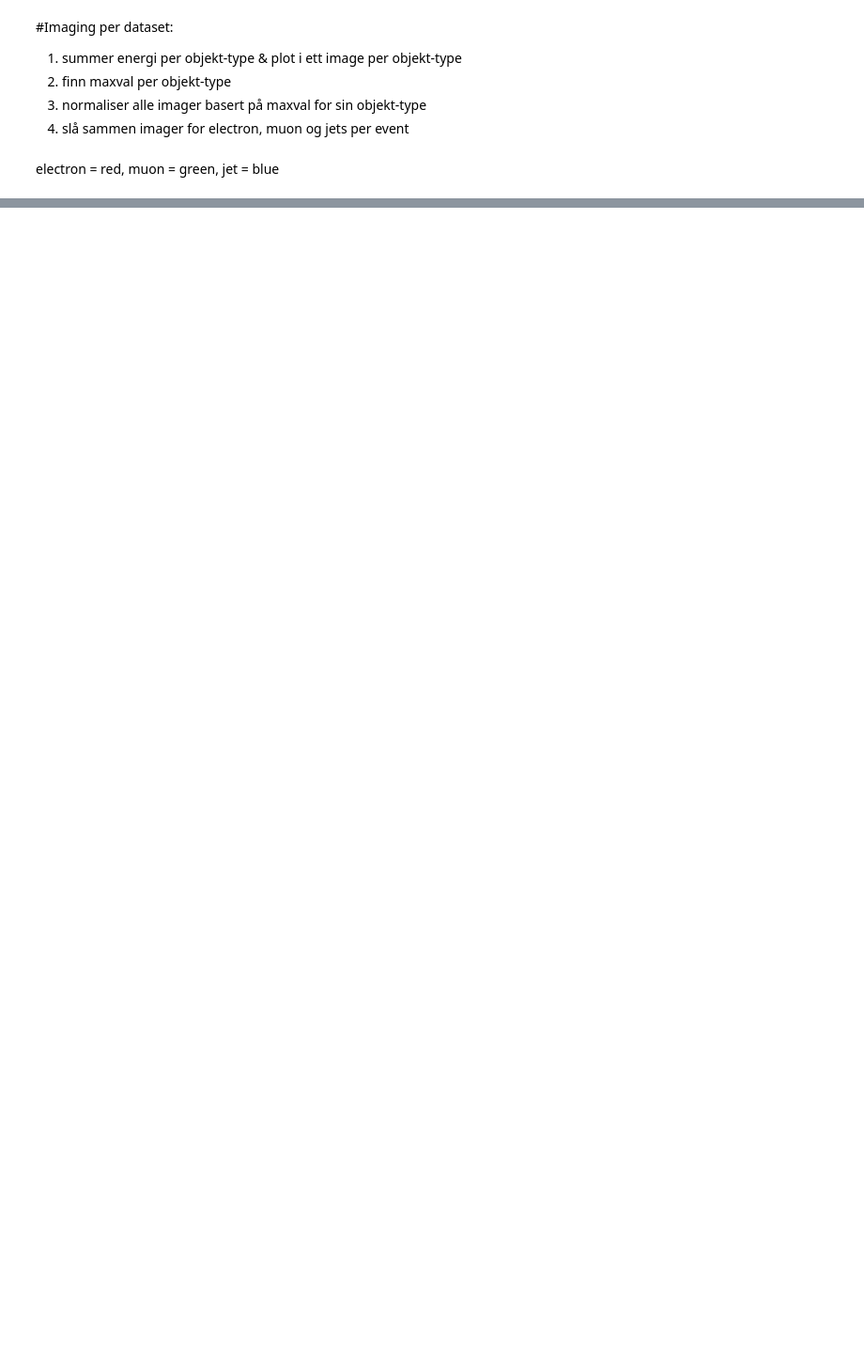
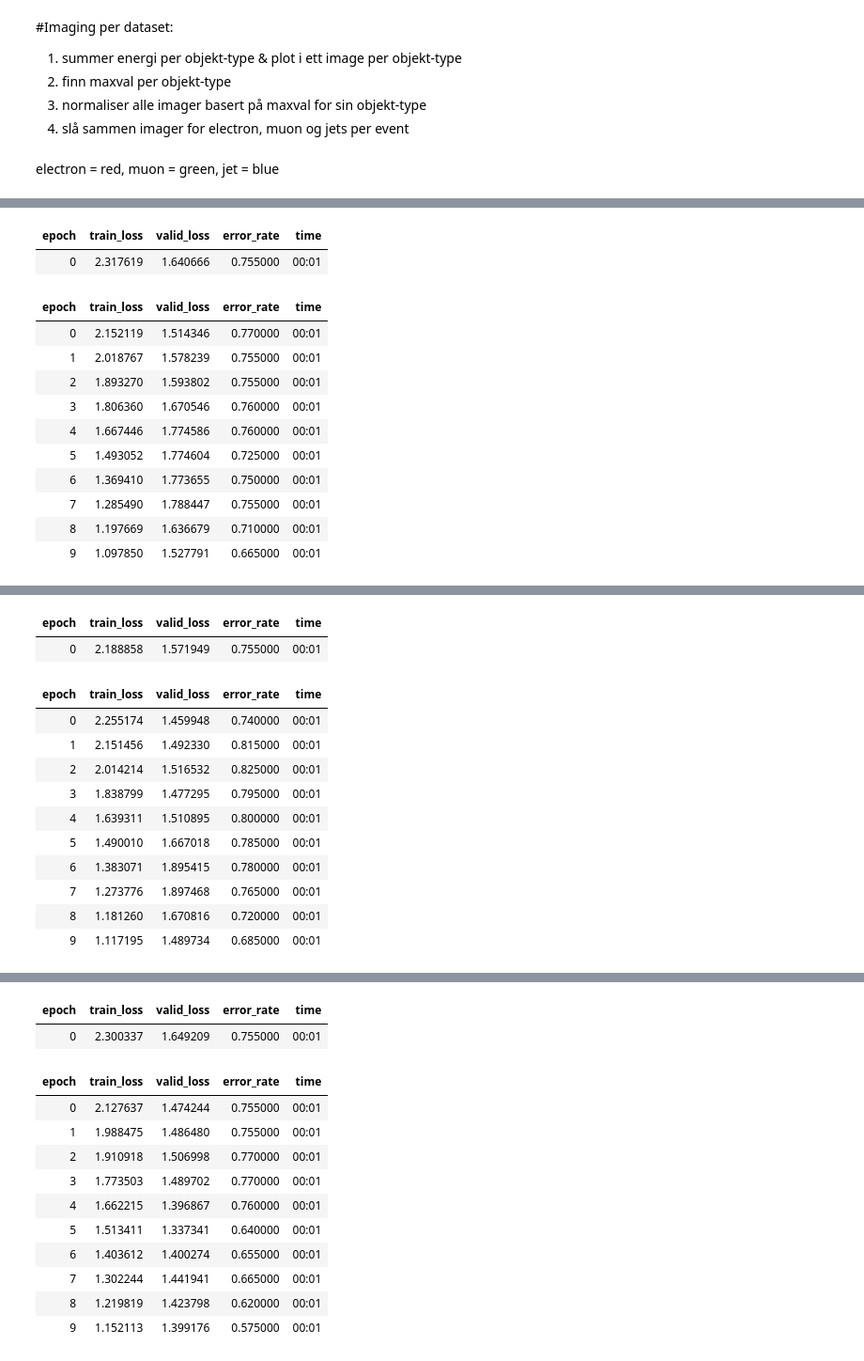
Before and after one commit to mitresthen/phys117_2021, a Jupyter notebook: SphaleronsVBlackHoles.ipynb, the cells around one changed output, grey strips where cells are left out. Shown at 94% size. Drawn from its saved outputs; the diff is of its cells as text; code cells hidden in the pictures; blank space fills up the shorter version.

```diff
--- a/SphaleronsVBlackHoles.ipynb
+++ b/SphaleronsVBlackHoles.ipynb
@@ -708,9 +1730,12 @@ mergedImageForDataSet = {}
 for dataset in dataSets:
   mergedImages = []
   for idx, data in enumerate(dataset.data):
-    electronImage= images.get((dataset.fileName, idx, 1), {})
-    muonImage = images.get((dataset.fileName, idx, 2), {})
-    jetsImage = images.get((dataset.fileName, idx, 0), {})
+    electronImage= images.get((dataset.fileName, idx, objectMappingReverse["Electron"]), {})
+    muonImage = images.get((dataset.fileName, idx, objectMappingReverse["Muon"]), {})
+    jetsImage = images.get((dataset.fileName, idx, objectMappingReverse["Jet"]), {})
+    #tauImage = images.get((dataset.fileName, idx, objectMappingReverse["Tau"]), {})
+    #mteImage = images.get((dataset.fileName, idx, objectMappingReverse["MTE"]), {})
+    #mergedImages.append(mergeImageSparse(electronImage, muonImage, jetsImage, tauImage, mteImage))
     mergedImages.append(mergeImageSparse(electronImage, muonImage, jetsImage))
   print(len(mergedImages))
   print(mergedImages[random.randrange(0, len(mergedImages))])
@@ -744,9 +1772,4 @@ for dataset in dataSets:
 def get_x(r_in):
   r = r_in[0].cpu().detach().numpy()
   return TensorImage([r[:,:,0],r[:,:,1],r[:,:,2]])
-def get_y(r): return int(r[1])
-dblock = DataBlock( blocks = (ImageBlock, CategoryBlock),
-                    get_x = get_x,
-                    get_y = get_y,
-                    splitter = RandomSplitter(valid_pct=0.5, seed=41),
-                  )
+def get_y(r): return r[1]
@@ -800,0 +1776,25 @@ interp.plot_top_losses(5, nrows=1)
+# %%
+for dataset in dataSets:
+  if dataset.eventType == "blackHole":
+    tensors = []
+    tensors.extend(getTensors(dataset))
+    for otherDataset in dataSets:
+      if otherDataset.eventType == "sphaleron" or otherDataset.eventType == "tt_":
+        tensors.extend(getTensors(otherDataset))
+    dblock = DataBlock( blocks = (ImageBlock, CategoryBlock),
+                    get_x = get_x,
+                    get_y = get_y,
+                    splitter = RandomSplitter(valid_pct=0.5, seed=41),
+                  )
+    dls = dblock.dataloaders(tensors)
+    dls.train.show_batch(max_n=3)
+    dls.valid.show_batch(max_n=3)
+    dls.cuda()
+    learn = cnn_learner(dls, resnet18, metrics=error_rate).to_fp16()
+    learn.lr_find()
+    learn.fine_tune(10, base_lr=1e-3, wd=0.7)
+    learn.recorder.plot_loss()
+    interp = ClassificationInterpretation.from_learner(learn)
+    interp.plot_confusion_matrix(normalize=True)
+    interp.plot_top_losses(10, nrows=2)
+# %% [output]
@@ -800,0 +1803,13 @@ interp.plot_top_losses(5, nrows=1)
+| epoch | train_loss | valid_loss | error_rate | time |
+| 0 | 2.317619 | 1.640666 | 0.755000 | 00:01 |
+| epoch | train_loss | valid_loss | error_rate | time |
+| 0 | 2.152119 | 1.514346 | 0.770000 | 00:01 |
+| 1 | 2.018767 | 1.578239 | 0.755000 | 00:01 |
+| 2 | 1.893270 | 1.593802 | 0.755000 | 00:01 |
+| 3 | 1.806360 | 1.670546 | 0.760000 | 00:01 |
+| 4 | 1.667446 | 1.774586 | 0.760000 | 00:01 |
+| 5 | 1.493052 | 1.774604 | 0.725000 | 00:01 |
+| 6 | 1.369410 | 1.773655 | 0.750000 | 00:01 |
+| 7 | 1.285490 | 1.788447 | 0.755000 | 00:01 |
+| 8 | 1.197669 | 1.636679 | 0.710000 | 00:01 |
+| 9 | 1.097850 | 1.527791 | 0.665000 | 00:01 |
@@ -800,0 +1818,13 @@ interp.plot_top_losses(5, nrows=1)
+| epoch | train_loss | valid_loss | error_rate | time |
+| 0 | 2.188858 | 1.571949 | 0.755000 | 00:01 |
+| epoch | train_loss | valid_loss | error_rate | time |
+| 0 | 2.255174 | 1.459948 | 0.740000 | 00:01 |
+| 1 | 2.151456 | 1.492330 | 0.815000 | 00:01 |
+| 2 | 2.014214 | 1.516532 | 0.825000 | 00:01 |
+| 3 | 1.838799 | 1.477295 | 0.795000 | 00:01 |
+| 4 | 1.639311 | 1.510895 | 0.800000 | 00:01 |
+| 5 | 1.490010 | 1.667018 | 0.785000 | 00:01 |
+| 6 | 1.383071 | 1.895415 | 0.780000 | 00:01 |
+| 7 | 1.273776 | 1.897468 | 0.765000 | 00:01 |
+| 8 | 1.181260 | 1.670816 | 0.720000 | 00:01 |
+| 9 | 1.117195 | 1.489734 | 0.685000 | 00:01 |
@@ -800,0 +1833,13 @@ interp.plot_top_losses(5, nrows=1)
+| epoch | train_loss | valid_loss | error_rate | time |
+| 0 | 2.300337 | 1.649209 | 0.755000 | 00:01 |
+| epoch | train_loss | valid_loss | error_rate | time |
+| 0 | 2.127637 | 1.474244 | 0.755000 | 00:01 |
+| 1 | 1.988475 | 1.486480 | 0.755000 | 00:01 |
+| 2 | 1.910918 | 1.506998 | 0.770000 | 00:01 |
+| 3 | 1.773503 | 1.489702 | 0.770000 | 00:01 |
+| 4 | 1.662215 | 1.396867 | 0.760000 | 00:01 |
+| 5 | 1.513411 | 1.337341 | 0.640000 | 00:01 |
+| 6 | 1.403612 | 1.400274 | 0.655000 | 00:01 |
+| 7 | 1.302244 | 1.441941 | 0.665000 | 00:01 |
+| 8 | 1.219819 | 1.423798 | 0.620000 | 00:01 |
+| 9 | 1.152113 | 1.399176 | 0.575000 | 00:01 |
```
Also changed, not shown: parts of 39 cells of this notebook.
